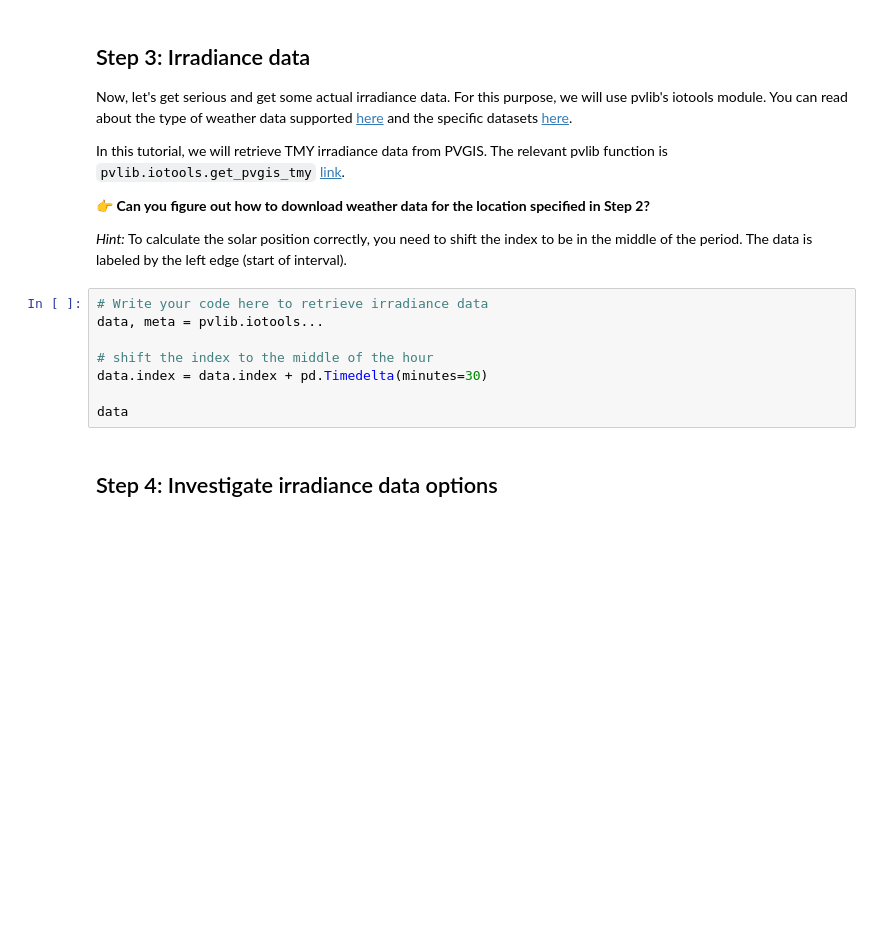
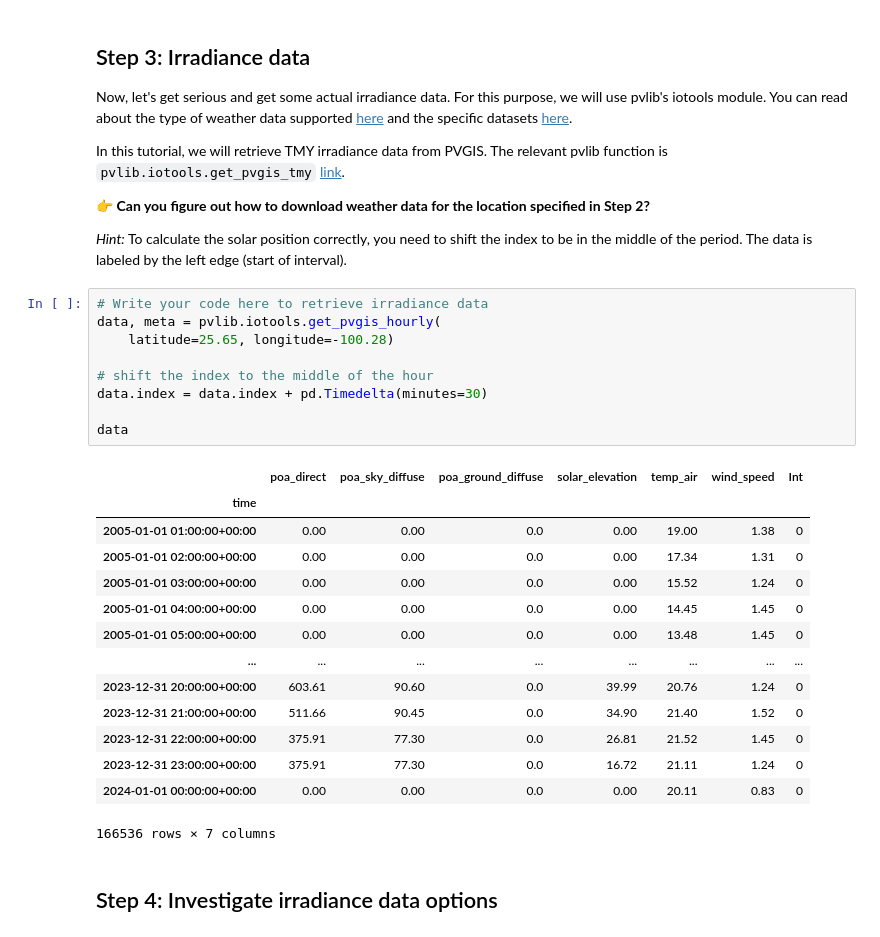
Before and after one commit to PV-Tutorials/2026_pvlib_tec_de_monterrey, a Jupyter notebook: pvlib-introduction-part-1.ipynb, the cells around one changed output. Saved outputs shown, nothing was run; the diff lists cells and outputs as text; blank space fills up the shorter version.

```diff
--- a/pvlib-introduction-part-1.ipynb
+++ b/pvlib-introduction-part-1.ipynb
@@ -71,12 +86,28 @@ In this tutorial, we will retrieve TMY irradiance data from PVGIS. The relevant
 *Hint:* To calculate the solar position correctly, you need to shift the index to be in the middle of the period. The data is labeled by the left edge (start of interval).
 # %%
 # Write your code here to retrieve irradiance data
-data, meta = pvlib.iotools...
+data, meta = pvlib.iotools.get_pvgis_hourly(
+    latitude=25.65, longitude=-100.28)
 
 # shift the index to the middle of the hour
 data.index = data.index + pd.Timedelta(minutes=30)
 
 data
+# %% [output]
+|  | poa_direct | poa_sky_diffuse | poa_ground_diffuse | solar_elevation | temp_air | wind_speed | Int |
+| time |  |  |  |  |  |  |  |
+| 2005-01-01 01:00:00+00:00 | 0.00 | 0.00 | 0.0 | 0.00 | 19.00 | 1.38 | 0 |
+| 2005-01-01 02:00:00+00:00 | 0.00 | 0.00 | 0.0 | 0.00 | 17.34 | 1.31 | 0 |
+| 2005-01-01 03:00:00+00:00 | 0.00 | 0.00 | 0.0 | 0.00 | 15.52 | 1.24 | 0 |
+| 2005-01-01 04:00:00+00:00 | 0.00 | 0.00 | 0.0 | 0.00 | 14.45 | 1.45 | 0 |
+| 2005-01-01 05:00:00+00:00 | 0.00 | 0.00 | 0.0 | 0.00 | 13.48 | 1.45 | 0 |
+| ... | ... | ... | ... | ... | ... | ... | ... |
+| 2023-12-31 20:00:00+00:00 | 603.61 | 90.60 | 0.0 | 39.99 | 20.76 | 1.24 | 0 |
+| 2023-12-31 21:00:00+00:00 | 511.66 | 90.45 | 0.0 | 34.90 | 21.40 | 1.52 | 0 |
+| 2023-12-31 22:00:00+00:00 | 375.91 | 77.30 | 0.0 | 26.81 | 21.52 | 1.45 | 0 |
+| 2023-12-31 23:00:00+00:00 | 375.91 | 77.30 | 0.0 | 16.72 | 21.11 | 1.24 | 0 |
+| 2024-01-01 00:00:00+00:00 | 0.00 | 0.00 | 0.0 | 0.00 | 20.11 | 0.83 | 0 |
+166536 rows × 7 columns
 # %% [markdown]
 ## Step 4: Investigate irradiance data options
 # %% [markdown]
```
Also changed, not shown: parts of 3 cells of this notebook, 1 other file.
